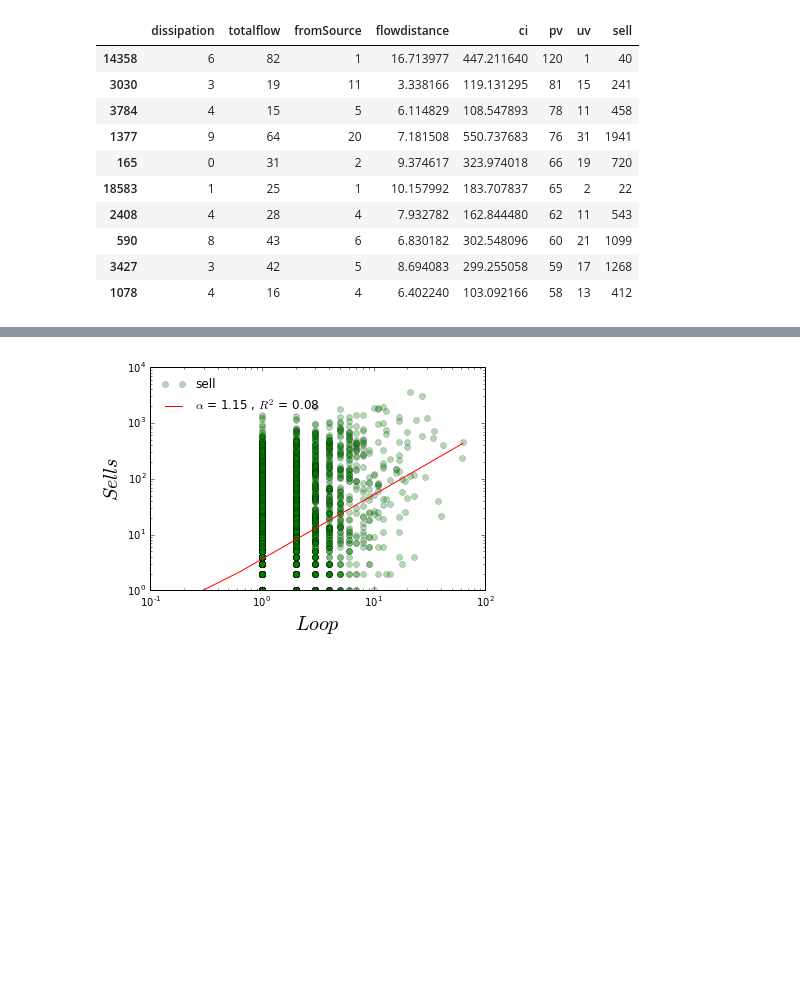
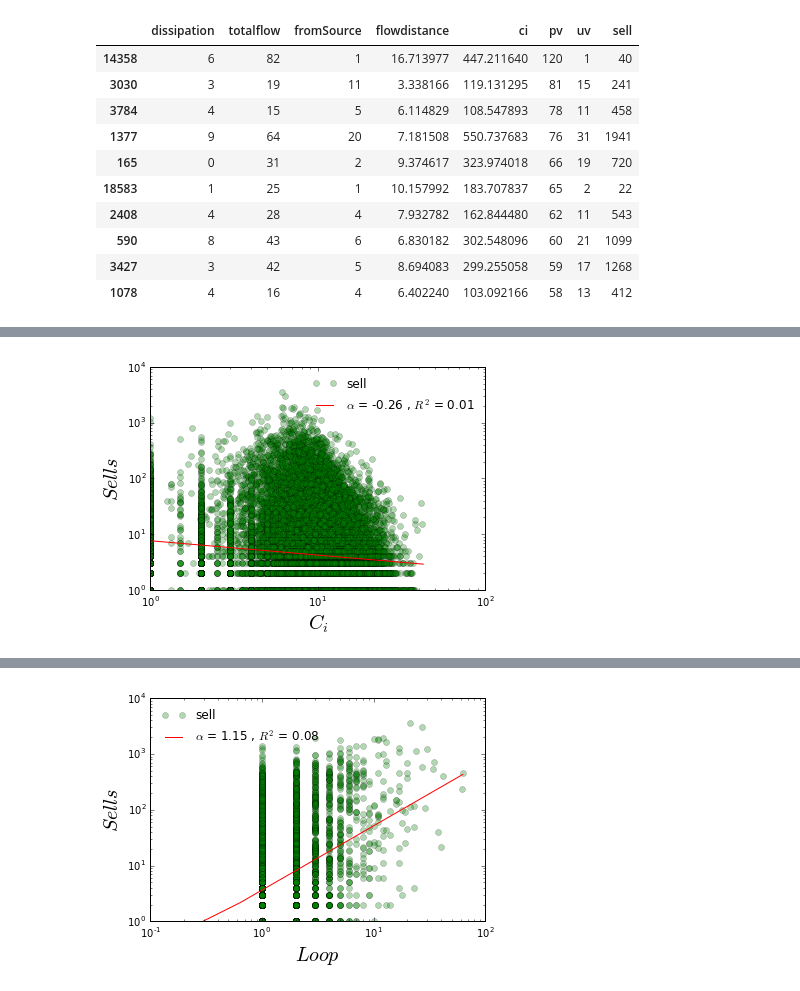
Before and after one commit to SocratesClub/cjc, a Jupyter notebook: cases/taobao_data_analysis.ipynb, the cells around one changed output, grey strips where cells are left out. Drawn from its saved outputs; the diff is of its cells as text; code cells hidden in the pictures; blank space fills up the shorter version.

```diff
--- a/cases/taobao_data_analysis.ipynb
+++ b/cases/taobao_data_analysis.ipynb
@@ -252,0 +328,4 @@ diif[:10]
+# %%
+fn.alloRegressPlot(diif.flowdistance,diif.sell,'g','o','$C_i$','$Sells$', loglog=True)
+# %% [output]
+[figure, added]
```
Also changed, not shown: parts of 47 cells of this notebook, 24 other files.
